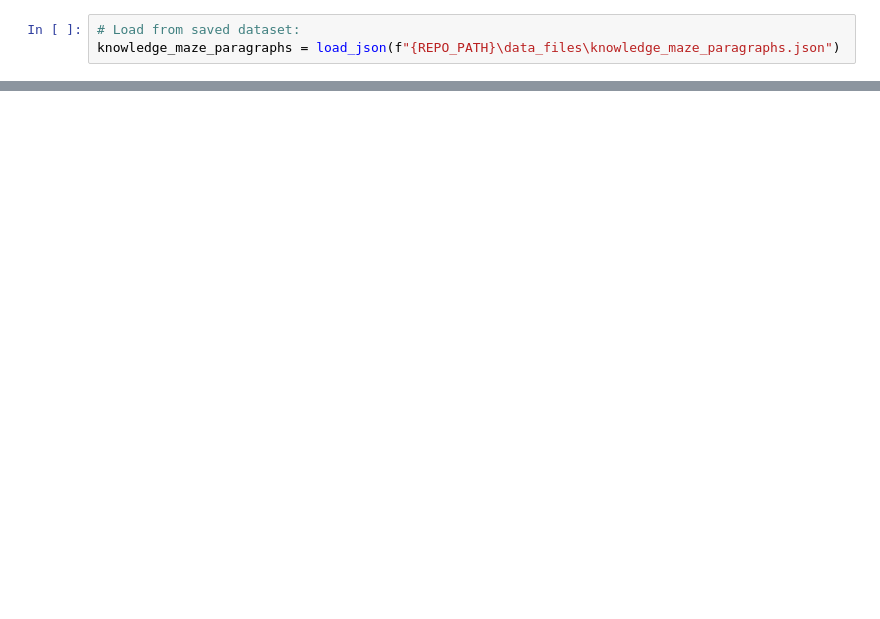
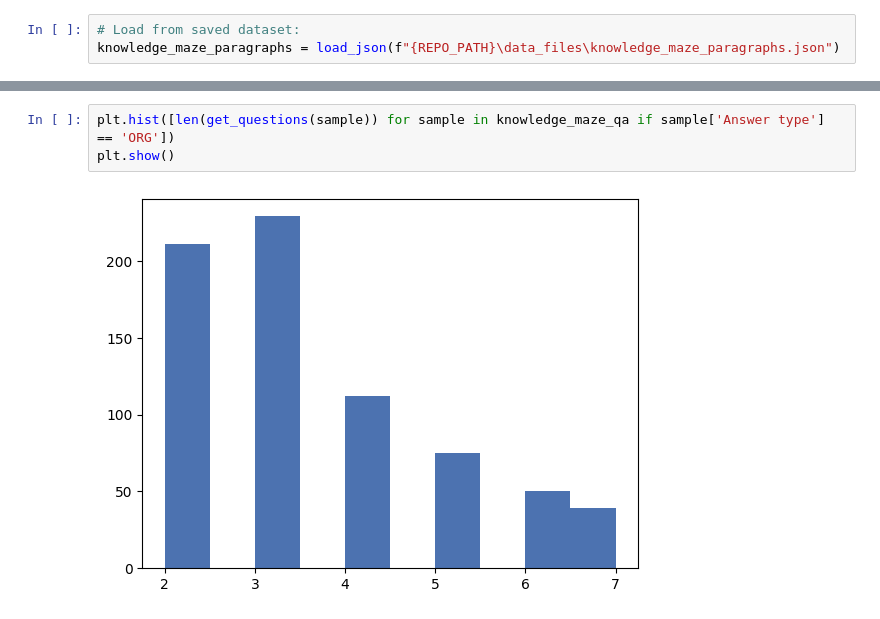
Before and after one commit to danielhk753/CLECK, a Jupyter notebook: notebooks/create_dataset.ipynb, the cells around one changed output, grey strips where cells are left out. Drawn from its saved outputs; the diff is of its cells as text; blank space fills up the shorter version.

```diff
--- a/notebooks/create_dataset.ipynb
+++ b/notebooks/create_dataset.ipynb
@@ -250,0 +521,5 @@ knowledge_maze_paragraphs = load_json(f"{REPO_PATH}\data_files\knowledge_maze_pa
+# %%
+plt.hist([len(get_questions(sample)) for sample in knowledge_maze_qa if sample['Answer type'] == 'ORG'])
+plt.show()
+# %% [output]
+[figure, added]
```
Also changed, not shown: parts of 44 cells of this notebook, 2 other files.
